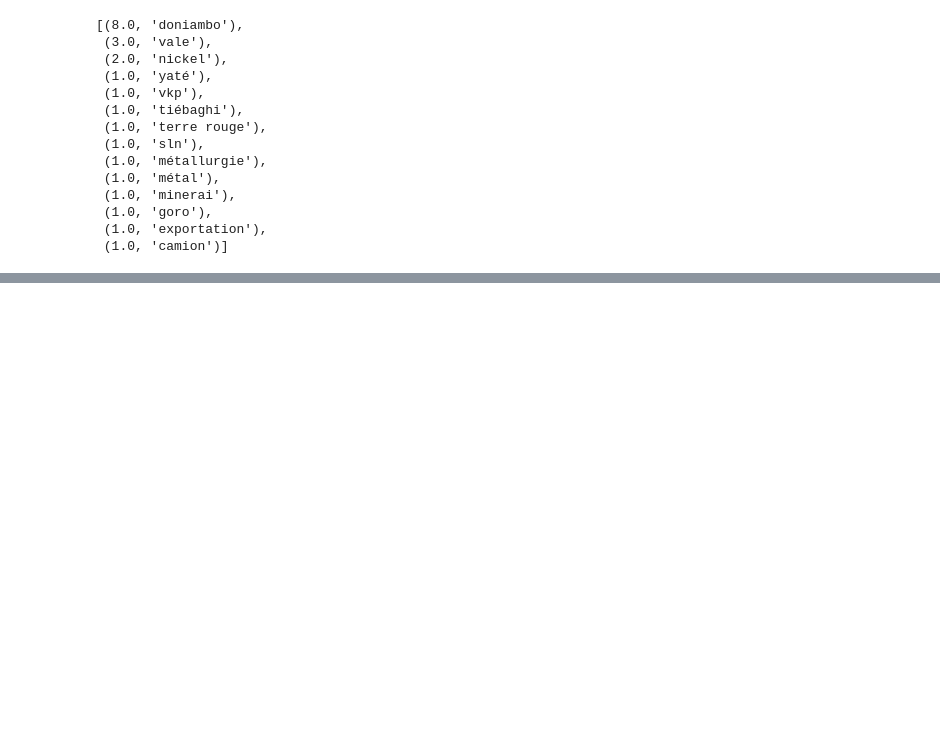
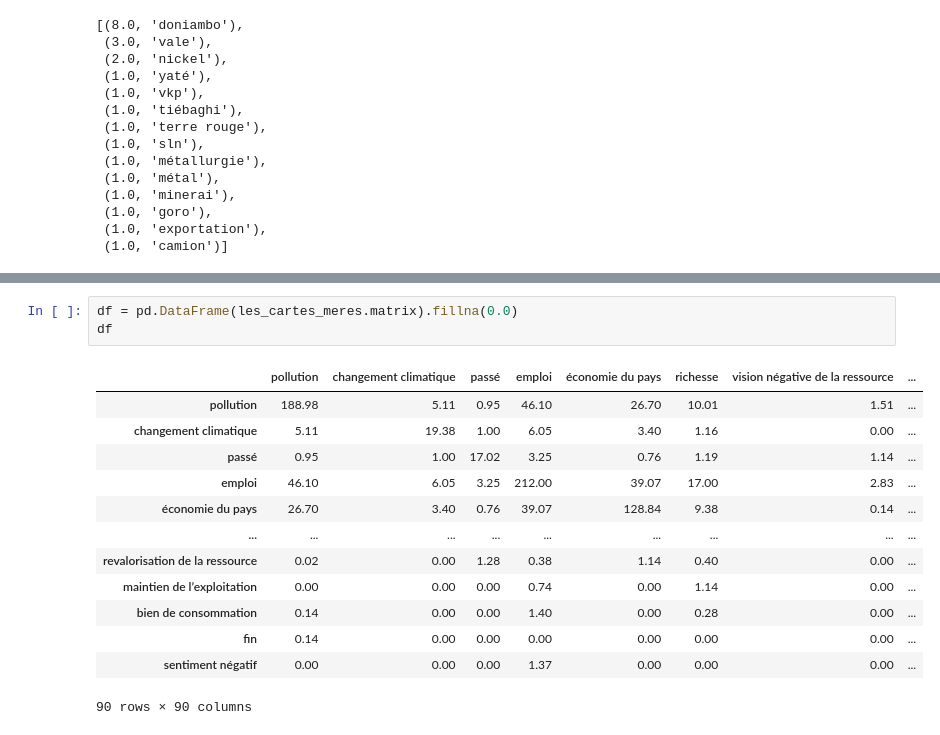
Before and after one commit to romulusFR/cnrt_cartes_cog, a Jupyter notebook: demo.ipynb, the cells around one changed output, grey strips where cells are left out. Drawn from its saved outputs; the diff is of its cells as text; blank space fills up the shorter version.

```diff
--- a/demo.ipynb
+++ b/demo.ipynb
@@ -158,0 +190,17 @@ On a un matériel "classique", que l'on peut visualiser.
+# %%
+df = pd.DataFrame(les_cartes_meres.matrix).fillna(0.0)
+df
+# %% [output]
+|  | pollution | changement climatique | passé | emploi | économie du pays | richesse | vision négative de la ressource | ... |
+| pollution | 188.98 | 5.11 | 0.95 | 46.10 | 26.70 | 10.01 | 1.51 | ... |
+| changement climatique | 5.11 | 19.38 | 1.00 | 6.05 | 3.40 | 1.16 | 0.00 | ... |
+| passé | 0.95 | 1.00 | 17.02 | 3.25 | 0.76 | 1.19 | 1.14 | ... |
+| emploi | 46.10 | 6.05 | 3.25 | 212.00 | 39.07 | 17.00 | 2.83 | ... |
+| économie du pays | 26.70 | 3.40 | 0.76 | 39.07 | 128.84 | 9.38 | 0.14 | ... |
+| ... | ... | ... | ... | ... | ... | ... | ... | ... |
+| revalorisation de la ressource | 0.02 | 0.00 | 1.28 | 0.38 | 1.14 | 0.40 | 0.00 | ... |
+| maintien de l’exploitation | 0.00 | 0.00 | 0.00 | 0.74 | 0.00 | 1.14 | 0.00 | ... |
+| bien de consommation | 0.14 | 0.00 | 0.00 | 1.40 | 0.00 | 0.28 | 0.00 | ... |
+| fin | 0.14 | 0.00 | 0.00 | 0.00 | 0.00 | 0.00 | 0.00 | ... |
+| sentiment négatif | 0.00 | 0.00 | 0.00 | 1.37 | 0.00 | 0.00 | 0.00 | ... |
+90 rows × 90 columns
```
Also changed, not shown: parts of 22 cells of this notebook.
